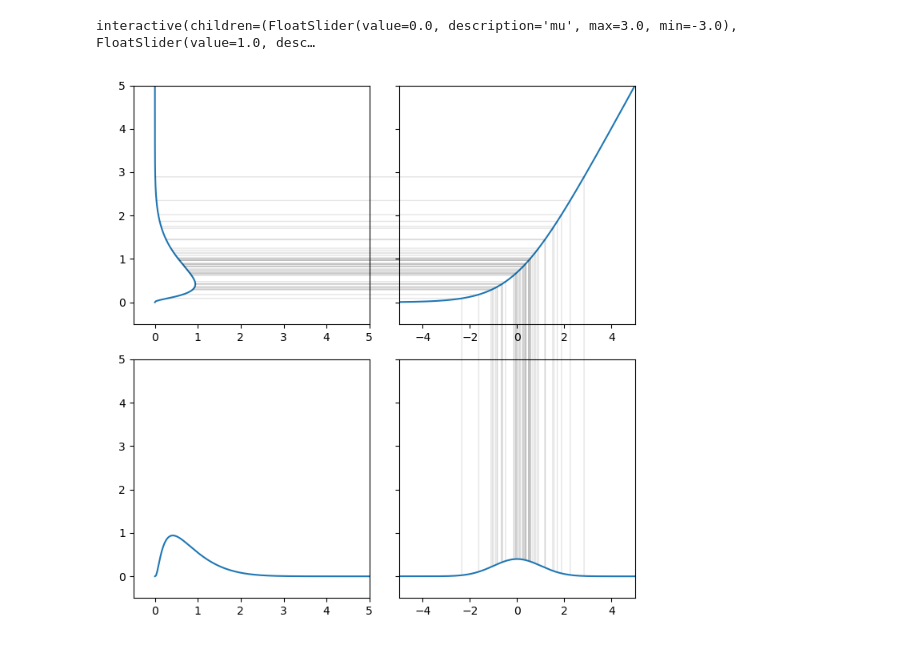
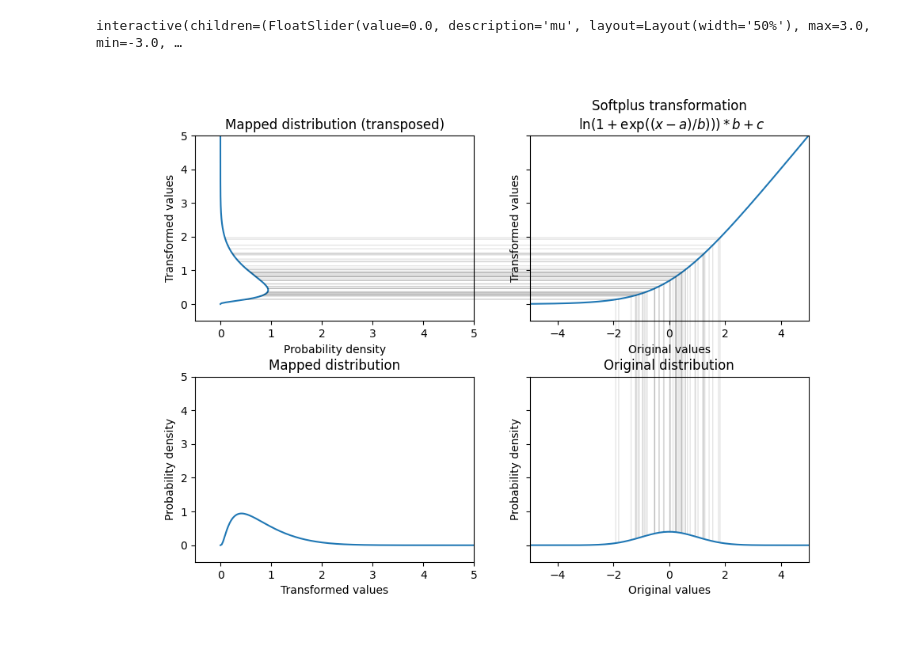
Before and after one commit to predictive-clinical-neuroscience/pu25_code, a Jupyter notebook: src/visualise_mapping.ipynb, the cells around one changed output. Cells and saved outputs as stored; diff of their text form; code cells hidden in the pictures.

Commit message:
Improved annotation for mapping visualization

```diff
--- a/src/visualise_mapping.ipynb
+++ b/src/visualise_mapping.ipynb
@@ -40,7 +41,7 @@ def p_line2(lins2, mu, sigma, a, b, c):
 %matplotlib ipympl
 
 # Create a figure with 2x2 subplots
-fig, ax = plt.subplots(2, 2, figsize=(7, 7), sharex=False, sharey=True)
+fig, ax = plt.subplots(2, 2, figsize=(10, 7), sharex=False, sharey=True, gridspec_kw={'hspace': 0.3})
 plt.tight_layout()
 # Set the y-axis limits for the subplots
 ax[0, 1].set_ylim(-0.5, 5)
@@ -55,17 +56,27 @@ ax
 # Compute and plot the probability density function of the original distribution (Gaussian)
 y = norm.pdf(lins)
 (line1,) = ax[1, 1].plot(lins, y)
-
+ax[1, 1].set_title("Original distribution")
+ax[1, 1].set_xlabel("Original values")
+ax[1, 1].set_ylabel("Probability density")
 # Compute and plot the softplus transformation
 sp = softplus(lins, 0, 1, 0)
 (line2,) = ax[0, 1].plot(lins, sp)
-
+ax[0, 1].set_title("Softplus transformation\n $\ln(1+\exp((x-a)/b)))*b+c$")
+ax[0, 1].set_xlabel("Original values")
+ax[0, 1].set_ylabel("Transformed values")
 # Compute and plot the probability density function of the mapped distribution
 pl3 = p_line2(lins2, 0, 1, 0, 1, 0)
 (line3,) = ax[0, 0].plot(pl3, lins2)
+ax[0, 0].set_title("Mapped distribution (transposed)")
+ax[0, 0].set_ylabel("Transformed values")
+ax[0, 0].set_xlabel("Probability density")
 
 # Plot the mapped
 (line4,) = ax[1, 0].plot(lins2, pl3)
+ax[1, 0].set_title("Mapped distribution")
+ax[1, 0].set_xlabel("Transformed values")
+ax[1, 0].set_ylabel("Probability density")
 
 # Sample some random points
 x1 = np.random.randn(50)
@@ -135,37 +146,37 @@ def f(mu, sigma, a, b, c):
             coordsA="data",
             coordsB="data",
             axesA=ax[1, 1],
             axesB=ax[0, 1],
             color="black",
             alpha=0.1,
         )
         ax[1, 1].add_patch(con1)
 
         con2 = ConnectionPatch(
             xyA=n,
             xyB=o,
             coordsA="data",
             coordsB="data",
             axesA=ax[0, 1],
             axesB=ax[0, 0],
             color="black",
             alpha=0.1,
         )
         ax[0, 1].add_patch(con2)
         con1s[j] = con1
         con2s[j] = con2
 
     fig.canvas.draw_idle()
 
 
 a = interact(
     f,
-    mu=FloatSlider(min=-3, max=3.0, step=0.1, value=0.0),
-    sigma=FloatSlider(min=0.1, max=3.0, step=0.1, value=1.0),
-    a=FloatSlider(min=-2, max=2, step=0.1, value=0.0),
-    b=FloatSlider(min=0.01, max=5, step=0.1, value=1.0),
-    c=FloatSlider(min=0, max=2, step=0.1, value=0.0),
+    mu=FloatSlider(min=-3, max=3.0, step=0.01, value=0.0, layout=widgets.Layout(width='50%')),
+    sigma=FloatSlider(min=0.1, max=3.0, step=0.01, value=1.0, layout=widgets.Layout(width='50%')),
+    a=FloatSlider(min=-2, max=2, step=0.01, value=0.0, layout=widgets.Layout(width='50%')),
+    b=FloatSlider(min=0.01, max=5, step=0.01, value=1.0, layout=widgets.Layout(width='50%')),
+    c=FloatSlider(min=0, max=2, step=0.01, value=0.0, layout=widgets.Layout(width='50%')),
 )
 # %% [output]
-interactive(children=(FloatSlider(value=0.0, description='mu', max=3.0, min=-3.0), FloatSlider(value=1.0, desc…
+interactive(children=(FloatSlider(value=0.0, description='mu', layout=Layout(width='50%'), max=3.0, min=-3.0, …
-[figure, old version]
+[figure, new version]
```
Also changed, not shown: parts of 1 cell of this notebook.
